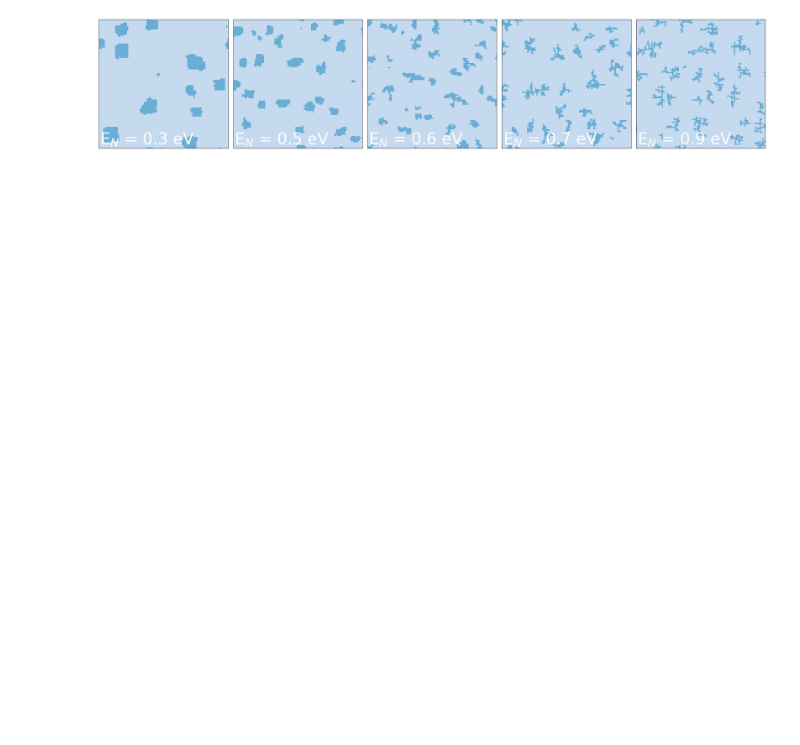
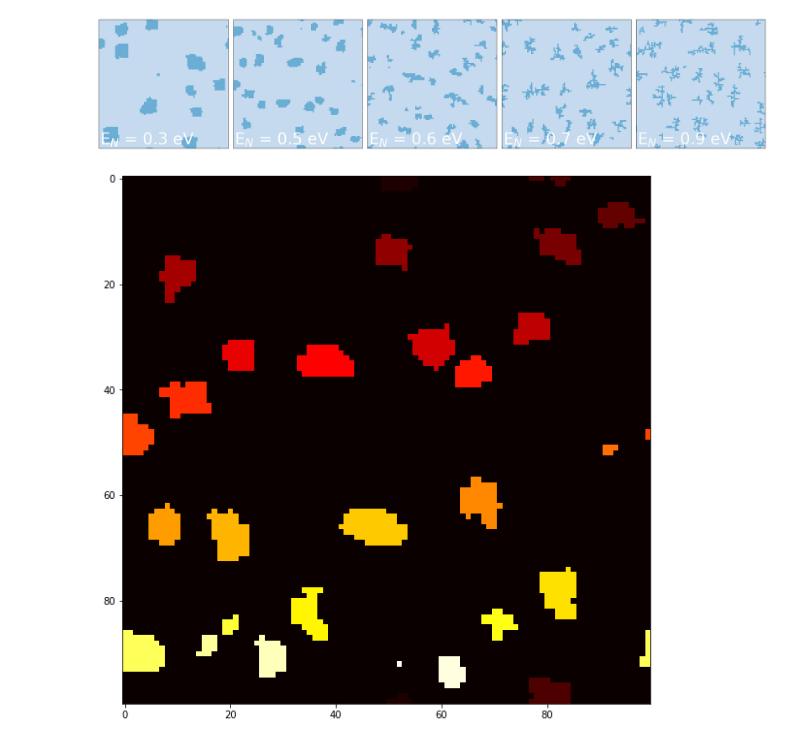
Before and after one commit to Titouan-Gadeyne/CMS-project, a Jupyter notebook: KMC Epitaxial Growth.ipynb, the cells around one changed output. Saved outputs shown, nothing was run; the diff lists cells and outputs as text; code cells hidden in the pictures; blank space fills up the shorter version.

```diff
--- a/KMC Epitaxial Growth.ipynb
+++ b/KMC Epitaxial Growth.ipynb
@@ -284,0 +288,33 @@ P[1]
+# %%
+"CONNECTED COMPONENT ANALYSIS"
+
+from scipy.ndimage.measurements import label
+
+test = np.loadtxt('L=100F=0.1T=800theta=0.1EN=0.5.txt')
+
+graph = np.where(test > 0,1,0) # graphe des ilôts: 1 si h>0, 0 sinon
+
+structure = [[0,1,0],[1,1,1],[0,1,0]]  # connection filter: les atomes doivent se toucher par une arête !
+
+'Trouver les composantes connexes'
+label_image, ncomponents = label(graph, structure)
+
+'Appliquer les conditions périodiques'
+for y in range(label_image.shape[0]):
+    if label_image[y, 0] > 0 and label_image[y, -1] > 0:
+        label_image[label_image == label_image[y, -1]] = label_image[y, 0]
+for x in range(label_image.shape[1]):
+    if label_image[0, x] > 0 and label_image[-1, x] > 0:
+        label_image[label_image == label_image[-1, x]] = label_image[0, x]
+
+
+'Tracer les composantes connexes'
+%matplotlib inline
+fig = plt.figure(figsize=(10,10))
+ax = fig.add_subplot(111)
+
+ax.imshow(label_image, cmap='hot', vmax=np.max(label_image), vmin=0)
+
+plt.show()
+# %% [output]
+[figure, added]
```
Also changed, not shown: parts of 6 cells of this notebook, 2 other files.
